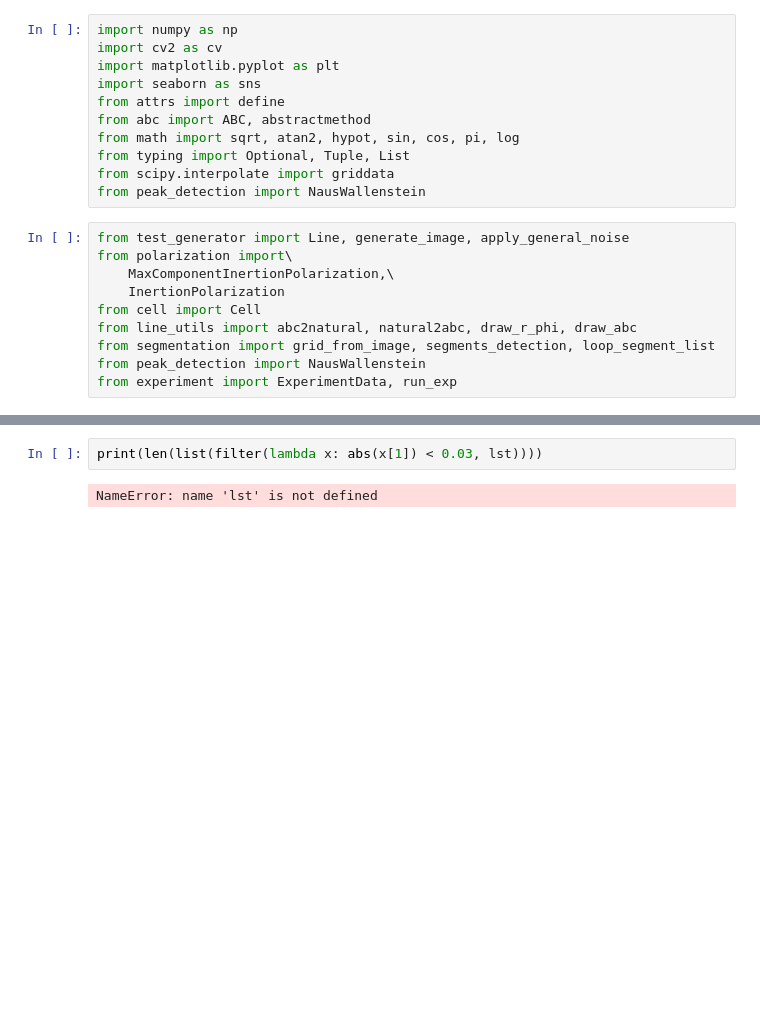
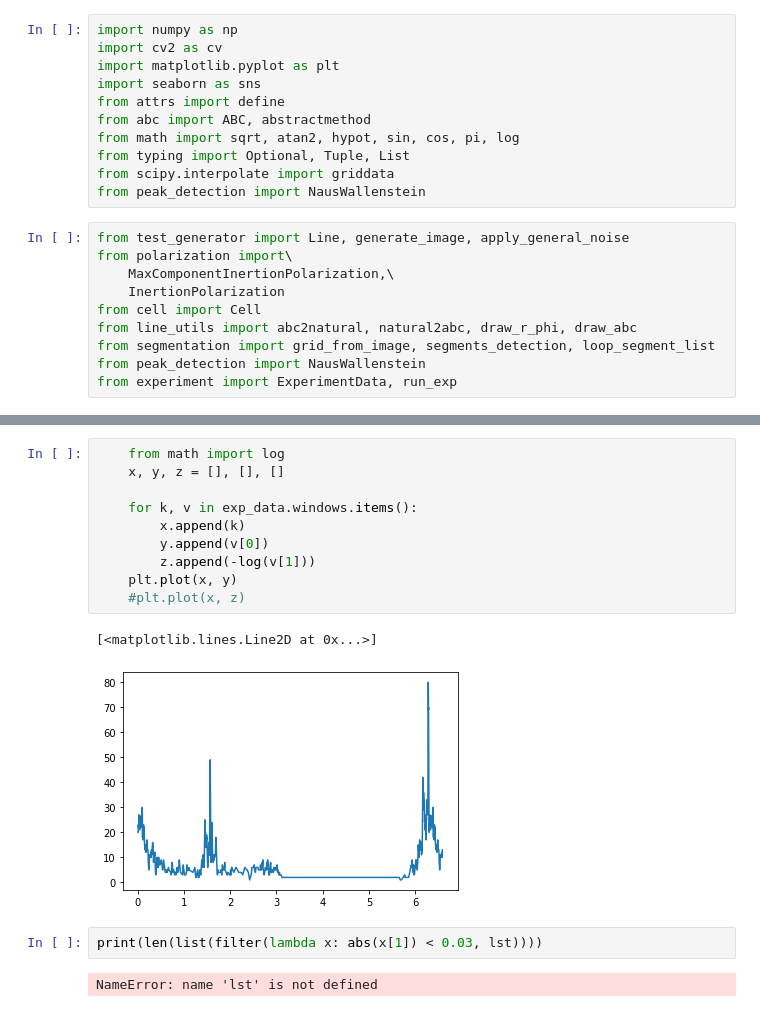
Before and after one commit to Derrior/noisy-line, a Jupyter notebook: src/algo-exploring.ipynb, the cells around one changed output, grey strips where cells are left out. Drawn from its saved outputs; the diff is of its cells as text; blank space fills up the shorter version.

```diff
--- a/src/algo-exploring.ipynb
+++ b/src/algo-exploring.ipynb
@@ -153,3 +115,16 @@ exp_data.visualize(compact=True)
+# %%
+    from math import log
+    x, y, z = [], [], []
+
+    for k, v in exp_data.windows.items():
+        x.append(k)
+        y.append(v[0])
+        z.append(-log(v[1]))
+    plt.plot(x, y)
+    #plt.plot(x, z)
+# %% [output]
+[<matplotlib.lines.Line2D at 0x...>]
+[figure, added]
 # %%
 print(len(list(filter(lambda x: abs(x[1]) < 0.03, lst))))
 # %% [output]
```
Also changed, not shown: parts of 6 cells of this notebook, 4 other files.
